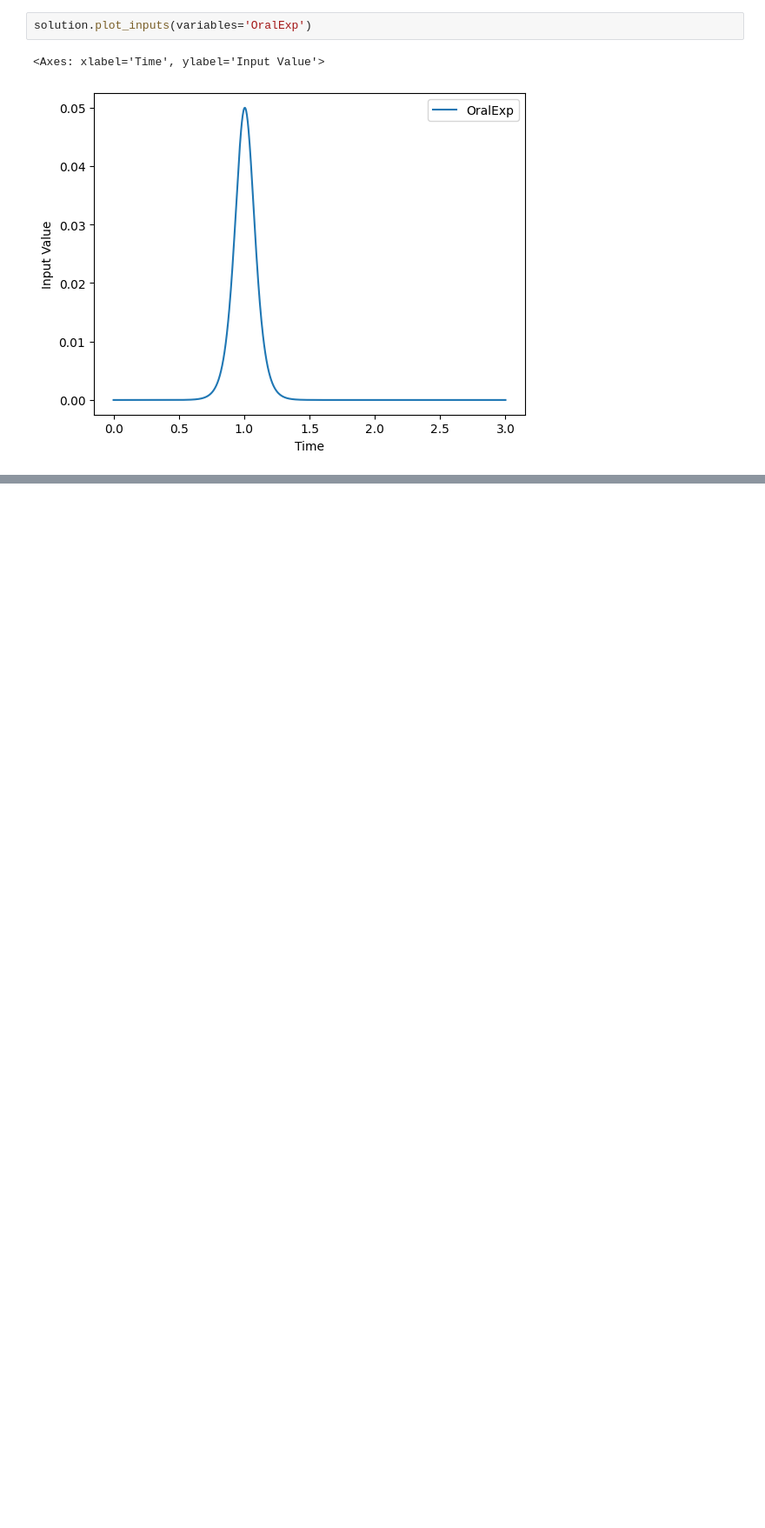
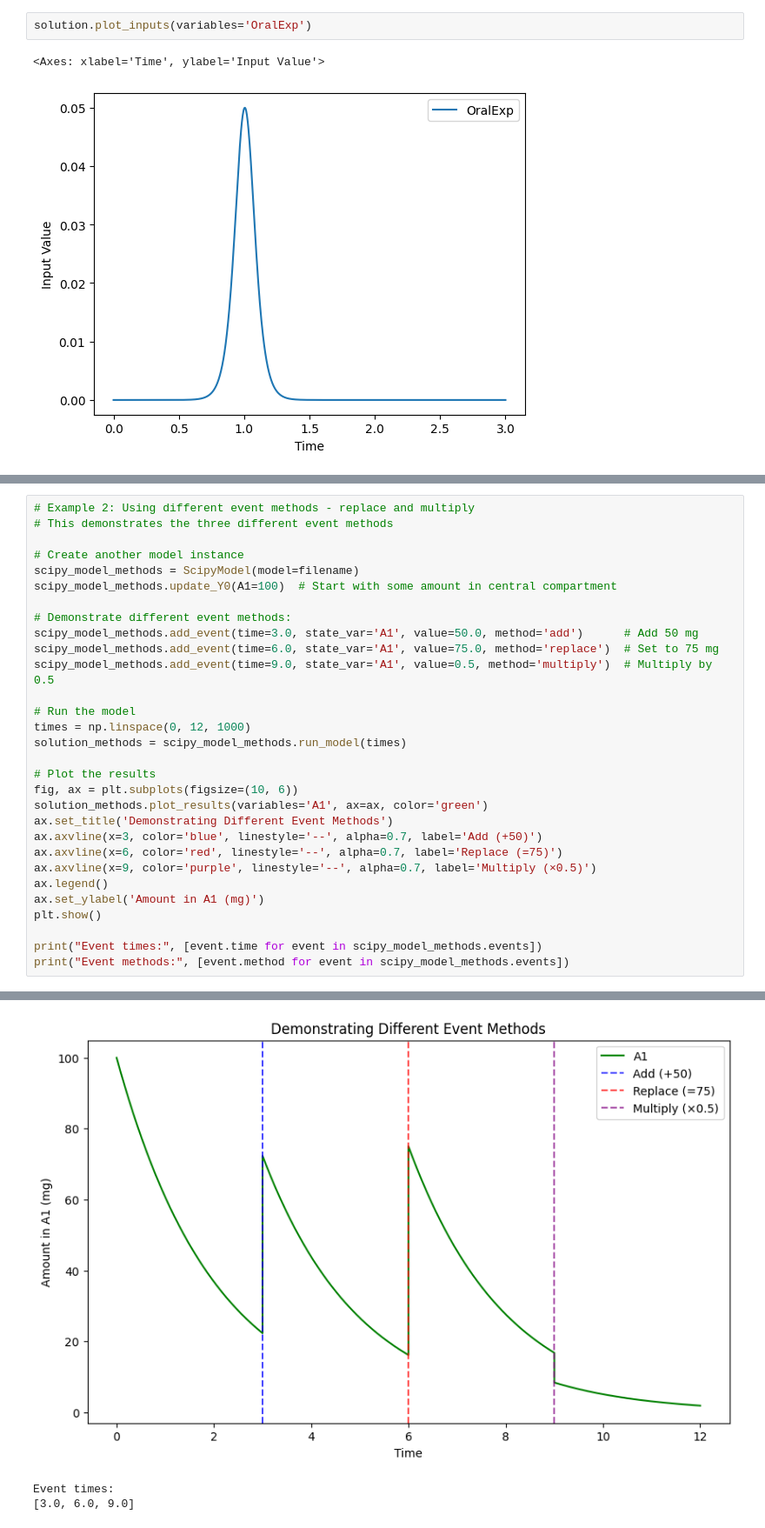
Before and after one commit to USEPA/PyMCSimMod, a Jupyter notebook: docs/notebooks/pk_dosing.ipynb, the cells around one changed output, grey strips where cells are left out. Shown at 87% size. Saved outputs shown, nothing was run; the diff lists cells and outputs as text; blank space fills up the shorter version.

```diff
--- a/docs/notebooks/pk_dosing.ipynb
+++ b/docs/notebooks/pk_dosing.ipynb
@@ -126,0 +189,31 @@ solution.plot_inputs(variables='OralExp')
+# %%
+# Example 2: Using different event methods - replace and multiply
+# This demonstrates the three different event methods
+
+# Create another model instance
+scipy_model_methods = ScipyModel(model=filename)
+scipy_model_methods.update_Y0(A1=100)  # Start with some amount in central compartment
+
+# Demonstrate different event methods:
+scipy_model_methods.add_event(time=3.0, state_var='A1', value=50.0, method='add')      # Add 50 mg
+scipy_model_methods.add_event(time=6.0, state_var='A1', value=75.0, method='replace')  # Set to 75 mg
+scipy_model_methods.add_event(time=9.0, state_var='A1', value=0.5, method='multiply')  # Multiply by 0.5
+
+# Run the model
+times = np.linspace(0, 12, 1000)
+solution_methods = scipy_model_methods.run_model(times)
+
+# Plot the results
+fig, ax = plt.subplots(figsize=(10, 6))
+solution_methods.plot_results(variables='A1', ax=ax, color='green')
+ax.set_title('Demonstrating Different Event Methods')
+ax.axvline(x=3, color='blue', linestyle='--', alpha=0.7, label='Add (+50)')
+ax.axvline(x=6, color='red', linestyle='--', alpha=0.7, label='Replace (=75)')
+ax.axvline(x=9, color='purple', linestyle='--', alpha=0.7, label='Multiply (×0.5)')
+ax.legend()
+ax.set_ylabel('Amount in A1 (mg)')
+plt.show()
+
+print("Event times:", [event.time for event in scipy_model_methods.events])
+print("Event methods:", [event.method for event in scipy_model_methods.events])
+# %% [output]
@@ -126,0 +221,3 @@ solution.plot_inputs(variables='OralExp')
+[figure, added]
+Event times:
+[3.0, 6.0, 9.0]
```
Also changed, not shown: parts of 8 cells of this notebook.
